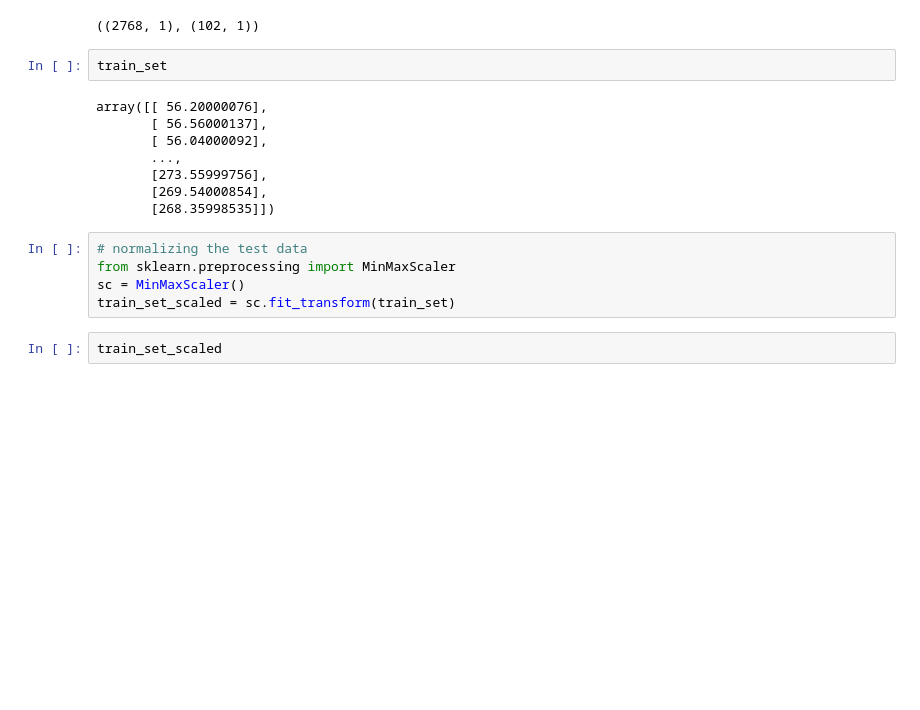
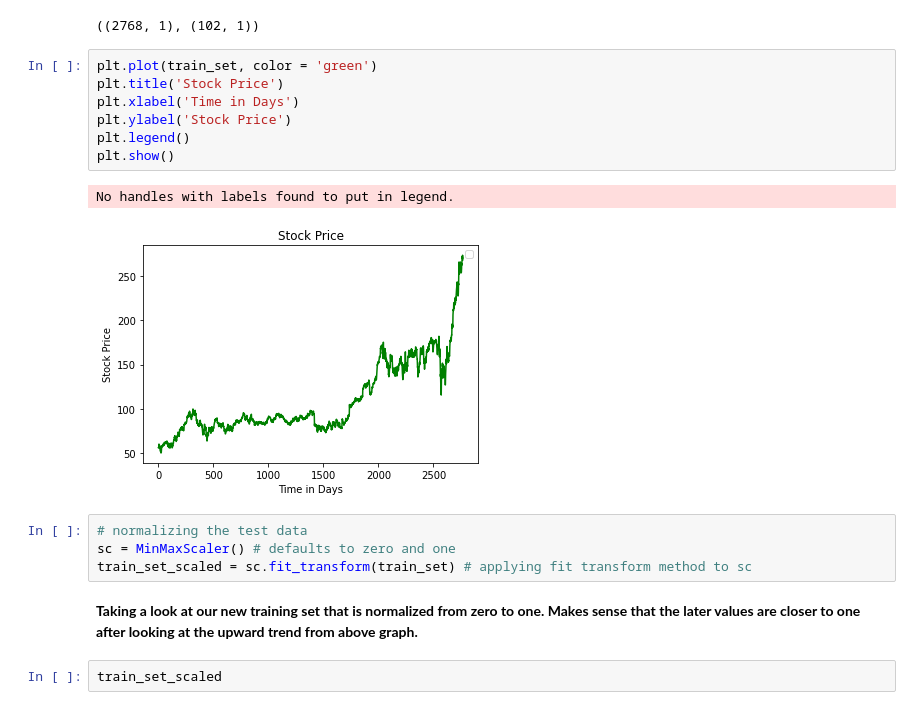
Before and after one commit to ap12798/Applied_Deep_Learning, a Jupyter notebook: Project_1.ipynb, the cells around one changed output. Cells and saved outputs as stored; diff of their text form; blank space fills up the shorter version.

```diff
--- a/Project_1.ipynb
+++ b/Project_1.ipynb
@@ -66,21 +72,22 @@ array([[ 56.20000076],
 train_set.shape, test_set.shape
 # %% [output]
 ((2768, 1), (102, 1))
-# %%
-train_set
-# %% [output]
-array([[ 56.20000076],
-       [ 56.56000137],
-       [ 56.04000092],
-       ...,
-       [273.55999756],
-       [269.54000854],
-       [268.35998535]])
+# %%
+plt.plot(train_set, color = 'green')
+plt.title('Stock Price')
+plt.xlabel('Time in Days')
+plt.ylabel('Stock Price')
+plt.legend()
+plt.show()
+# %% [output]
+No handles with labels found to put in legend.
+[figure, added]
 # %%
 # normalizing the test data
-from sklearn.preprocessing import MinMaxScaler
-sc = MinMaxScaler()
-train_set_scaled = sc.fit_transform(train_set)
+sc = MinMaxScaler() # defaults to zero and one
+train_set_scaled = sc.fit_transform(train_set) # applying fit transform method to sc
+# %% [markdown]
+**Taking a look at our new training set that is normalized from zero to one. Makes sense that the later values are closer to one after looking at the upward trend from above graph.**
 # %%
 train_set_scaled
 # %% [output]
```
Also changed, not shown: parts of 48 cells of this notebook.
